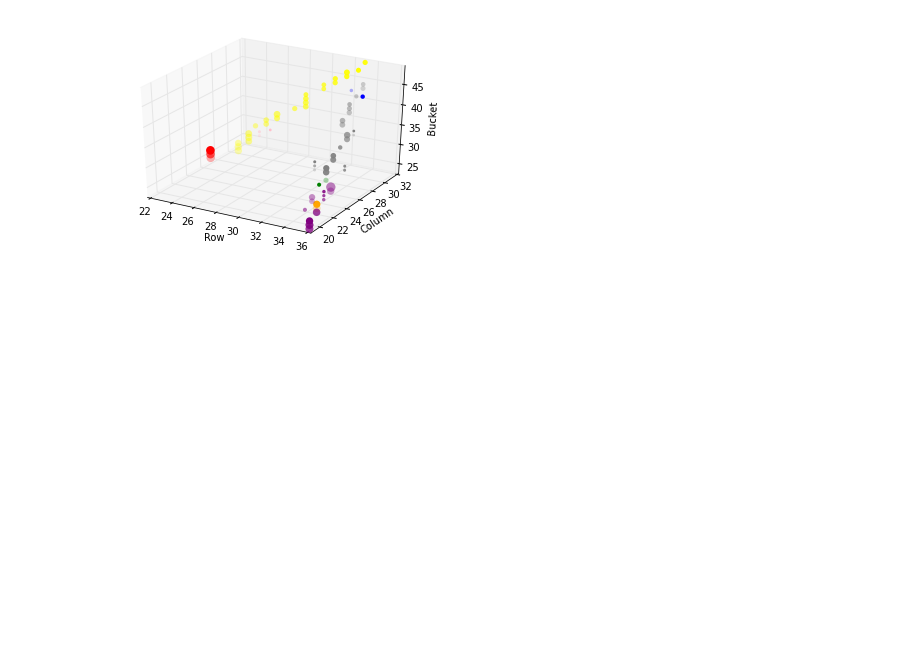
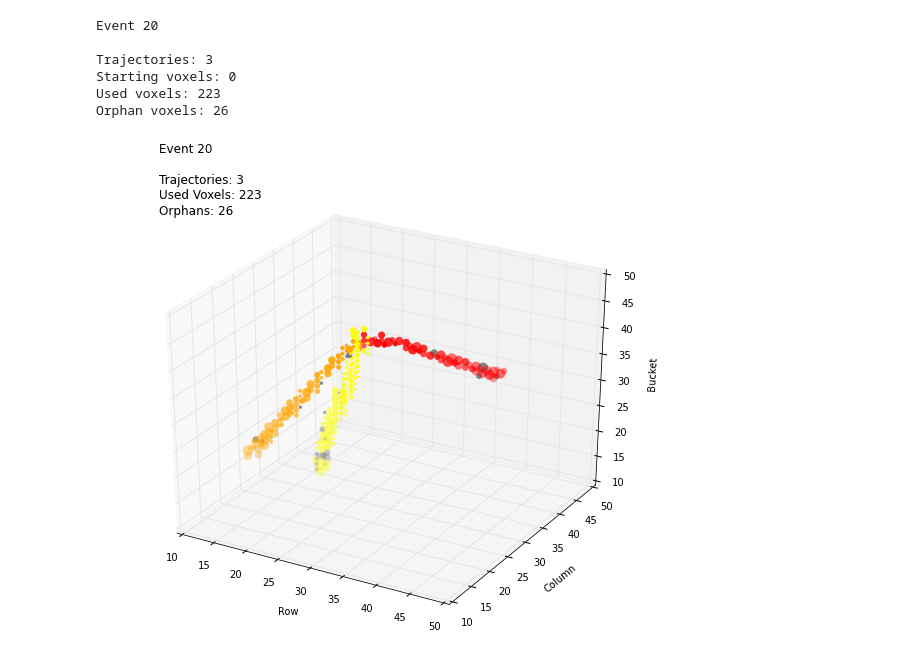
Before and after one commit to jvanatta/particle-tracks, a Jupyter notebook: project/3dtracks.ipynb, the cells around one changed output. Saved outputs shown, nothing was run; the diff lists cells and outputs as text; code cells hidden in the pictures; blank space fills up the shorter version.

```diff
--- a/project/3dtracks.ipynb
+++ b/project/3dtracks.ipynb
@@ -404,4 +571,50 @@ new length 0
+# %%
+#run single event
+run = evlist[20]
+runnum = 20
+
+oldlen = len(run.getData())
+#make the trajectories
+run.makeTrajectories(gradthreshold, dirthreshold)
+#merge trajectories
+nummerged = run.mergeTrajectories(mthresh)
+#prune out small trajectories as a percent of the original voxel count. More original voxels means more voxels have to be present to keep a trajectory.
+numpruned = run.cleanTrajectories(oldlen * prunethresh)
+alltraj = run.getTrajectories()
+
+#trajectory information
+usedlen = 0
+for t in alltraj:
+    #print t.toString()
+    usedlen += len(t.getMembers())
+
+
+#run information
+print
+print "Event", 20
+print
+print "Trajectories:", len(alltraj)
+#print "Merged trj:", nummerged
+#print "Pruned trj:", numpruned
+
+print "Starting voxels:", oldlen
+print "Used voxels:", usedlen
+print "Orphan voxels:", len(run.getOrphans())
+print
+
+totalvox += oldlen
+totaltraj += len(alltraj)
+totalorphans += len(run.getOrphans())
+
+show()
+# %% [output]
+Event 20
+
+Trajectories: 3
+Starting voxels: 0
+Used voxels: 223
+Orphan voxels: 26
 # %%
-plotEvent(run, "run.png")
+plotEvent(run, runnum, len(alltraj), usedlen, len(run.getOrphans()), True, str(runnum)+".png")
 # %% [output]
-[figure, old version]
+[figure, new version]
```
Also changed, not shown: parts of 10 cells of this notebook, 3 other files.
